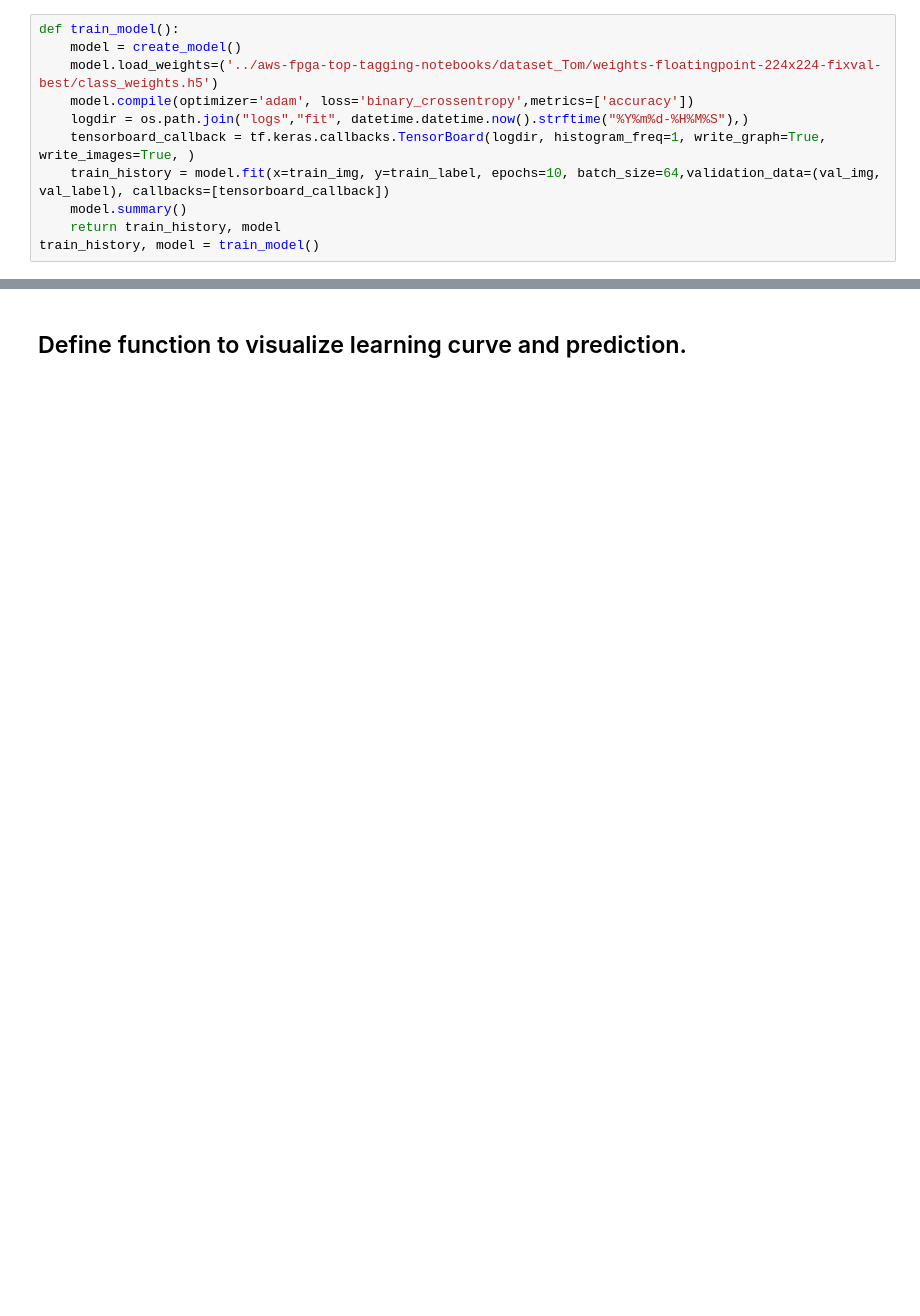
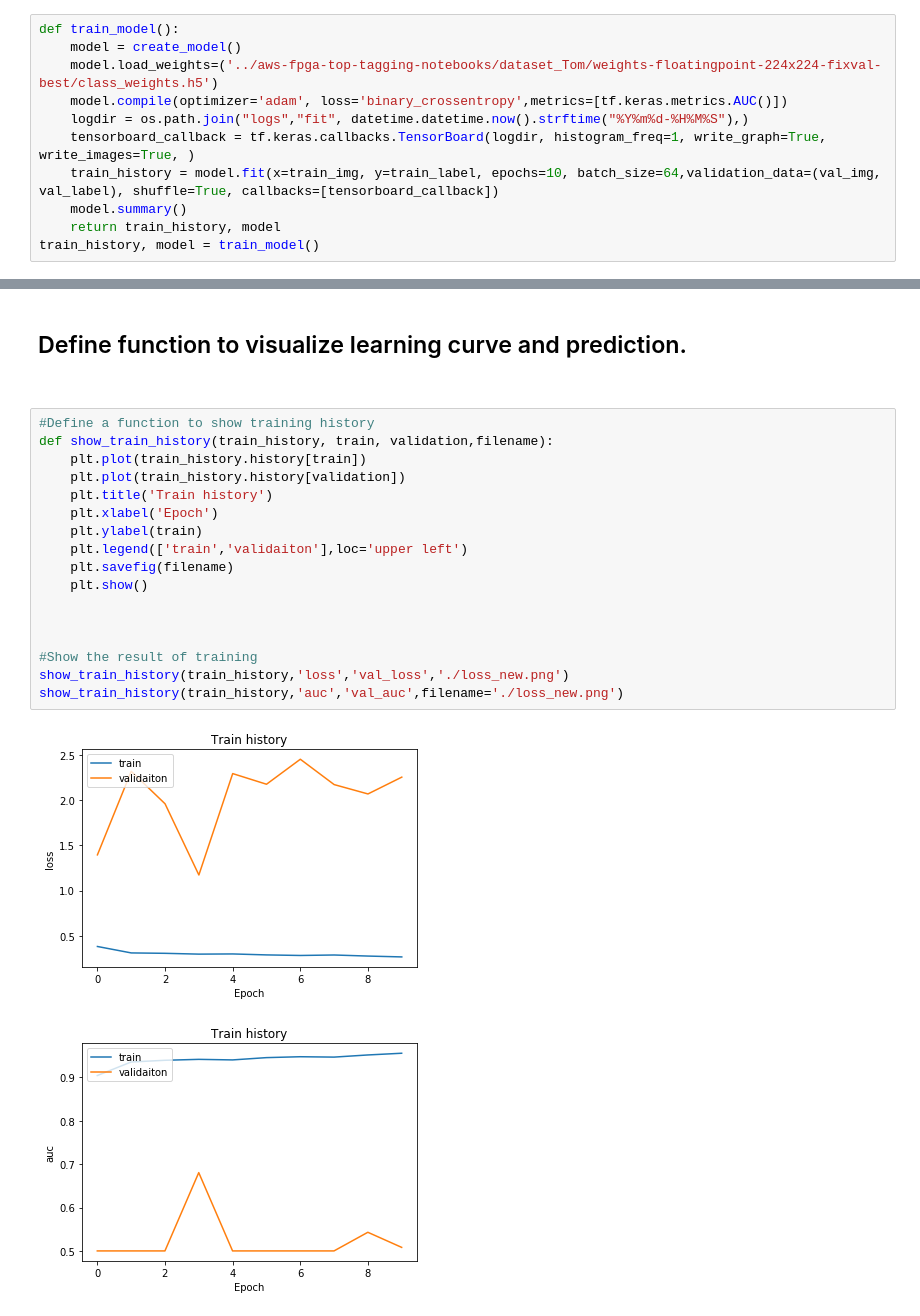
Before and after one commit to davidho27941/Top-tagging-keras, a Jupyter notebook: ResNet-50_tf_keras.ipynb, the cells around one changed output, grey strips where cells are left out. Cells and saved outputs as stored; diff of their text form; blank space fills up the shorter version.

```diff
--- a/ResNet-50_tf_keras.ipynb
+++ b/ResNet-50_tf_keras.ipynb
@@ -229,10 +229,10 @@ Image('Sequential_Model.png')
 def train_model():
     model = create_model()
     model.load_weights=('../aws-fpga-top-tagging-notebooks/dataset_Tom/weights-floatingpoint-224x224-fixval-best/class_weights.h5')
-    model.compile(optimizer='adam', loss='binary_crossentropy',metrics=['accuracy'])
+    model.compile(optimizer='adam', loss='binary_crossentropy',metrics=[tf.keras.metrics.AUC()])
     logdir = os.path.join("logs","fit", datetime.datetime.now().strftime("%Y%m%d-%H%M%S"),)
     tensorboard_callback = tf.keras.callbacks.TensorBoard(logdir, histogram_freq=1, write_graph=True, write_images=True, )
-    train_history = model.fit(x=train_img, y=train_label, epochs=10, batch_size=64,validation_data=(val_img, val_label), callbacks=[tensorboard_callback])
+    train_history = model.fit(x=train_img, y=train_label, epochs=10, batch_size=64,validation_data=(val_img, val_label), shuffle=True, callbacks=[tensorboard_callback])
     model.summary()
     return train_history, model
 train_history, model = train_model()
@@ -256,4 +256,24 @@ Non-trainable params: 53,120
 _________________________________________________________________
 # %% [markdown]
 ## Define function to visualize learning curve and prediction. <br><br>
+# %%
+#Define a function to show training history
+def show_train_history(train_history, train, validation,filename):
+    plt.plot(train_history.history[train])
+    plt.plot(train_history.history[validation])
+    plt.title('Train history')
+    plt.xlabel('Epoch')
+    plt.ylabel(train)
+    plt.legend(['train','validaiton'],loc='upper left')
+    plt.savefig(filename)
+    plt.show()
+
+
+
+#Show the result of training
+show_train_history(train_history,'loss','val_loss','./loss_new.png')
+show_train_history(train_history,'auc','val_auc',filename='./loss_new.png')
+# %% [output]
+[figure, added]
+[figure, added]
 # %%
```
Also changed, not shown: parts of 10 cells of this notebook.
